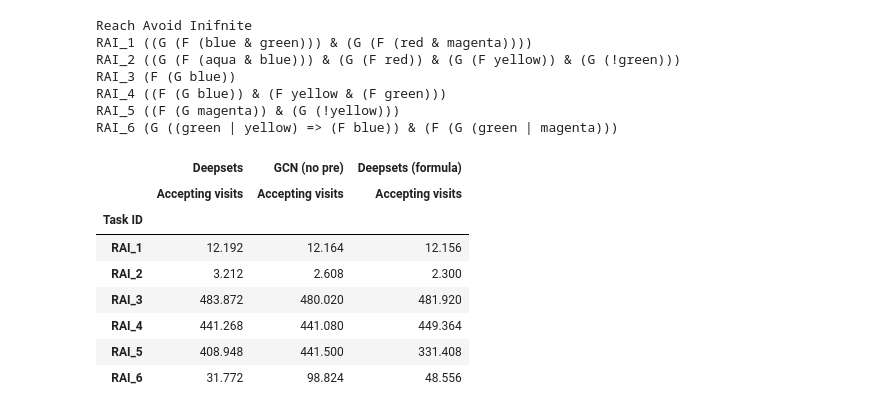
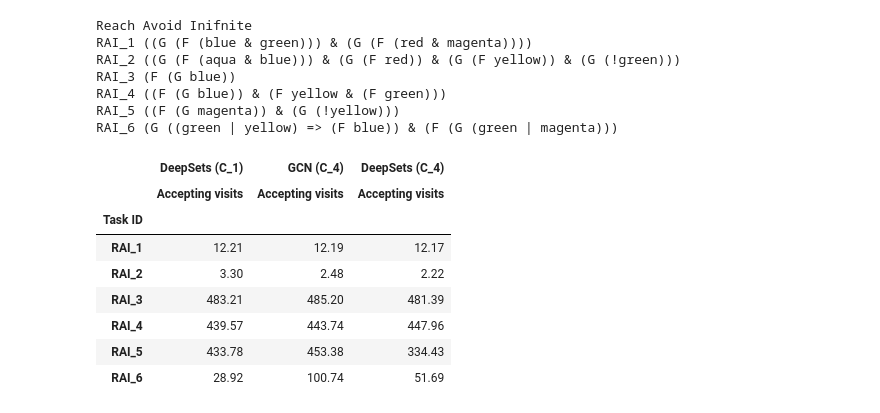
Before and after one commit to mattiagiuri/ltl_gnn, a Jupyter notebook: visualize_results_flatworld.ipynb, the cells around one changed output. Cells and saved outputs as stored; diff of their text form; code cells hidden in the pictures.

```diff
--- a/visualize_results_flatworld.ipynb
+++ b/visualize_results_flatworld.ipynb
@@ -2,6 +2,8 @@
 import pandas as pd
 import os
 import matplotlib.pyplot as plt
+
+pd.options.display.float_format = "{:.2f}".format
 # %%
 def seed_read_results(env_name, files, keys, seeds):
     parent = "results_flatworld/" + env_name + "/"
@@ -15,10 +17,10 @@ def seed_read_results(env_name, files, keys, seeds):
             cur_df.set_index(["Task Set", "Task ID"], inplace=True)
 
             if "Successes" in cur_df.columns:
-                cur_df["Successes"] /= 50
+                cur_df["Successes"] *= (100/float(50))
 
             if "Avg Discounted Return" in cur_df.columns:
-                cur_df.drop(columns=["Avg Discounted Return"], inplace=True)
+                cur_df.drop(columns=["Avg Steps"], inplace=True)
 
             all_dfs.append(cur_df)
 
@@ -26,9 +28,10 @@ def seed_read_results(env_name, files, keys, seeds):
         final_dfs[seed] = df_concat
 
     df_mean = pd.concat(final_dfs.values()).groupby('Task ID').mean()
+    df_std = pd.concat(final_dfs.values()).groupby('Task ID').std()
 
     # df_mean = sum(final_dfs.values()) / len(final_dfs)
-    return final_dfs, df_mean
+    return final_dfs, df_mean, df_std
 # %%
 def plot_results(env, exp_list, labels, colors, seed_list=None):
 
@@ -66,11 +69,11 @@ RA_5 ((blue => F magenta) U (yellow | ((green & blue) & F orange))
 # %%
 env_name = 'FlatWorld-v0'
 
-files = [env_name + '_deepsets_stay', env_name + '_gcn_update_2', env_name + '_deepsets_update']
-keys = ['Deepsets', 'GCN (no pre)', 'Deepsets (formula)']
+files = [env_name + '_deepsets_stay2', env_name + '_gcn_update_22', env_name + '_deepsets_update2']
+keys = ['DeepSets (C_1)', 'GCN (C_4)', 'DeepSets (C_4)']
 seeds = range(1, 6)
 
-dfs, dfs_mean = seed_read_results(env_name, files, keys, seeds)
+dfs, dfs_mean, dfs_std = seed_read_results(env_name, files, keys, seeds)
 
 dfs_mean
 # %% [output]
@@ -95,18 +109,18 @@ RAI_4 ((F (G blue)) & (F yellow & (F green)))
 RAI_5 ((F (G magenta)) & (G (!yellow)))
 RAI_6 (G ((green | yellow) => (F blue)) & (F (G (green | magenta)))
 # %%
-files_inf = [env_name + '_deepsets_stay_inf', env_name + '_gcn_update_2_inf', env_name + '_deepsets_update_inf']
+files_inf = [env_name + '_deepsets_stay_inf2', env_name + '_gcn_update_2_inf2', env_name + '_deepsets_update_inf2']
 
-dfs_inf, dfs_mean_inf = seed_read_results(env_name, files_inf, keys, seeds)
+dfs_inf, dfs_mean_inf, dfs_std_inf = seed_read_results(env_name, files_inf, keys, seeds)
 
 dfs_mean_inf
 # %% [output]
-|  | Deepsets | GCN (no pre) | Deepsets (formula) |
+|  | DeepSets (C_1) | GCN (C_4) | DeepSets (C_4) |
 |  | Accepting visits | Accepting visits | Accepting visits |
 | Task ID |  |  |  |
-| RAI_1 | 12.192 | 12.164 | 12.156 |
-| RAI_2 | 3.212 | 2.608 | 2.300 |
-| RAI_3 | 483.872 | 480.020 | 481.920 |
-| RAI_4 | 441.268 | 441.080 | 449.364 |
-| RAI_5 | 408.948 | 441.500 | 331.408 |
-| RAI_6 | 31.772 | 98.824 | 48.556 |
+| RAI_1 | 12.21 | 12.19 | 12.17 |
+| RAI_2 | 3.30 | 2.48 | 2.22 |
+| RAI_3 | 483.21 | 485.20 | 481.39 |
+| RAI_4 | 439.57 | 443.74 | 447.96 |
+| RAI_5 | 433.78 | 453.38 | 334.43 |
+| RAI_6 | 28.92 | 100.74 | 51.69 |
```
Also changed, not shown: parts of 5 cells of this notebook, 40 other files.
